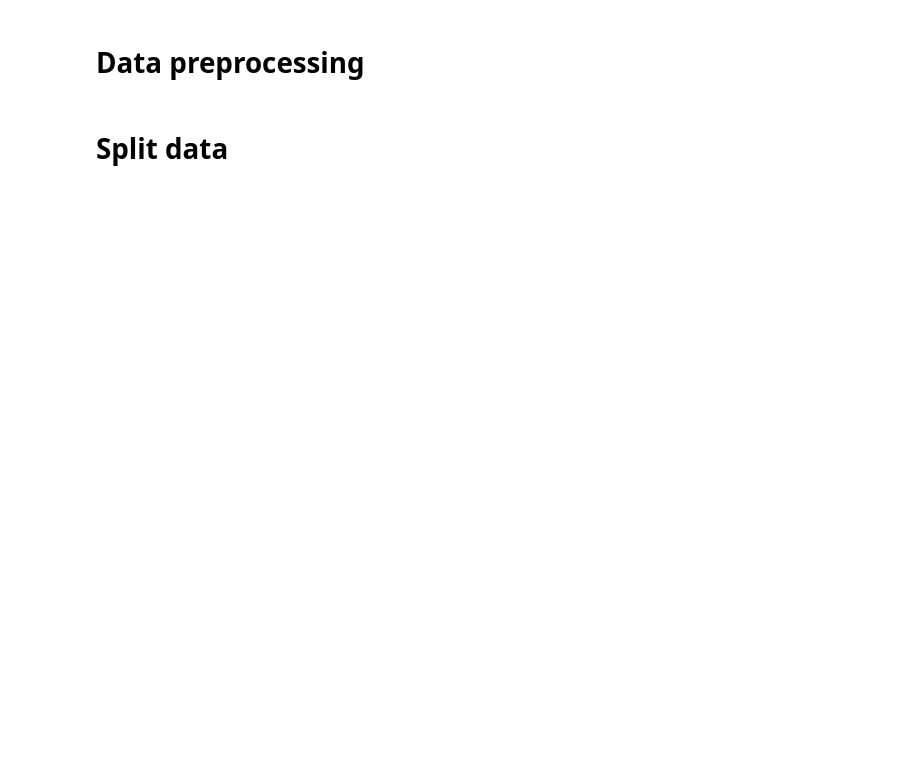
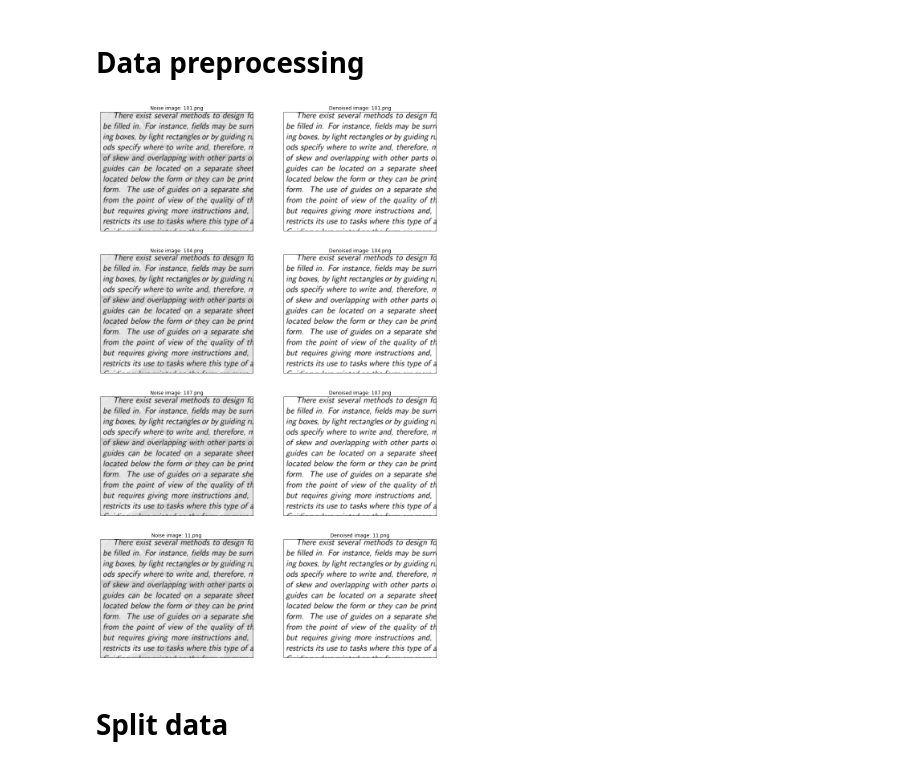
Before and after one commit to PolinaLegusheva/data_and_model, a Jupyter notebook: model.ipynb, the cells around one changed output. Cells and saved outputs as stored; diff of their text form; code cells hidden in the pictures; blank space fills up the shorter version.

```diff
--- a/model.ipynb
+++ b/model.ipynb
@@ -47,9 +46,9 @@ train_cleaned_reshape_img = np.reshape(normalize_train_cleaned_img, (420, 540,3)
 # %%
-test_img = cv2.imread('drive/MyDrive/test/1.png')
+test_img = cv2.imread('/home/pl/Documents/practice_data/test/1.png')
 test_img_arr = np.asarray(test_img, dtype="float32")
-test_resize_img = cv2.resize(test_img_arr, (540, 420))
+test_resize_img = cv2.resize(test_img_arr, (270, 210))
 normalize_test_imd = test_resize_img/255.0
-test_reshape_img = np.reshape(normalize_test_imd, (420, 540,3))
+test_reshape_img = np.reshape(normalize_test_imd, (210, 270,3))
 # %%
 train = []
 train_cleaned = []
@@ -63,6 +62,24 @@ for i in train_cleaned_imgs:
 
 for i in test_imgs:
     test.append(test_reshape_img)
+# %%
+plt.figure(figsize=(15,25))
+for i in range(0,8,2):
+    plt.subplot(4,2,i+1)
+    plt.xticks([])
+    plt.yticks([])
+    plt.imshow(train[i][:,:,0], cmap='gray')
+    plt.title('Noise image: {}'.format(train_imgs[i]))
+
+    plt.subplot(4,2,i+2)
+    plt.xticks([])
+    plt.yticks([])
+    plt.imshow(train_cleaned[i][:,:,0], cmap='gray')
+    plt.title('Denoised image: {}'.format(train_imgs[i]))
+
+plt.show()
+# %% [output]
+[figure, added]
 # %% [markdown]
 # Split data
 # %%
```
Also changed, not shown: parts of 11 cells of this notebook, 4 other files.
